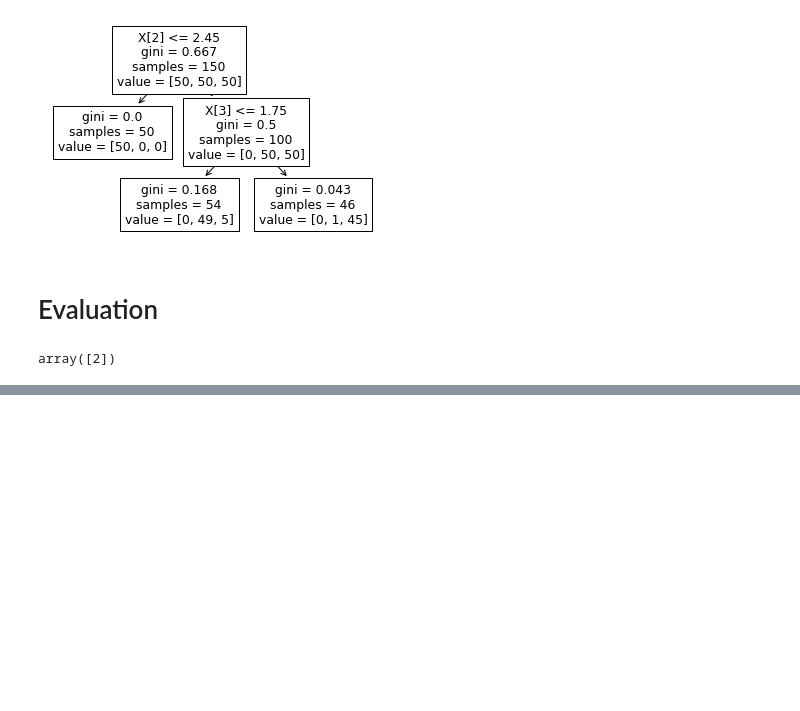
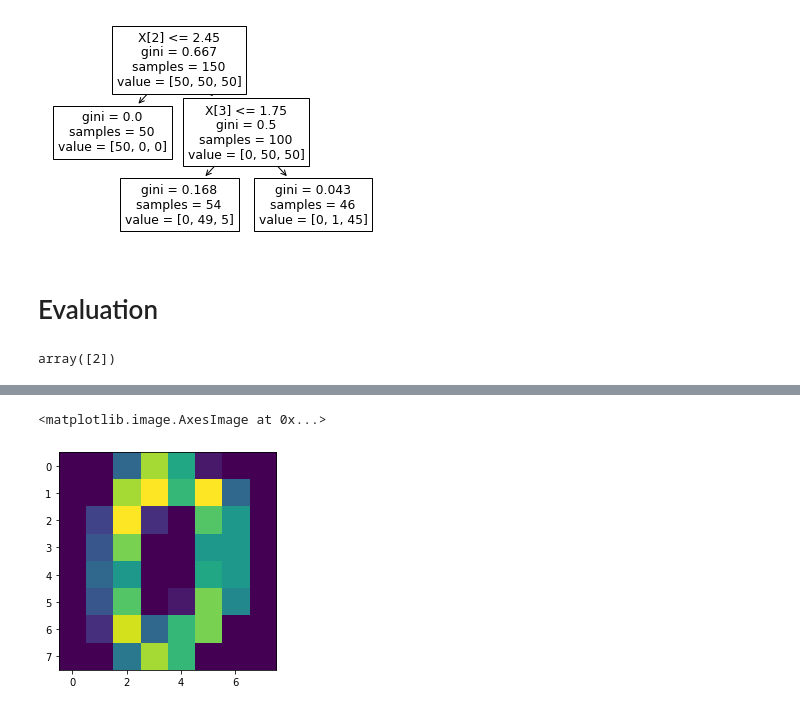
Before and after one commit to Khamsaen2489/DWDM21, a Jupyter notebook: Chapter7_Classification_(Decision_Tree).ipynb, the cells around one changed output, grey strips where cells are left out. Saved outputs shown, nothing was run; the diff lists cells and outputs as text; code cells hidden in the pictures; blank space fills up the shorter version.

```diff
--- a/Chapter7_Classification_(Decision_Tree).ipynb
+++ b/Chapter7_Classification_(Decision_Tree).ipynb
@@ -73,0 +110,4 @@ array([2])
+# %%
+from sklearn import datasets
+
+digit_data = datasets.load_digits()
@@ -73,0 +131,5 @@ array([2])
+# %%
+plt.imshow(np.reshape(x[0,0:],(8,8)))
+# %% [output]
+<matplotlib.image.AxesImage at 0x...>
+[figure, added]
```
Also changed, not shown: parts of 19 cells of this notebook.
